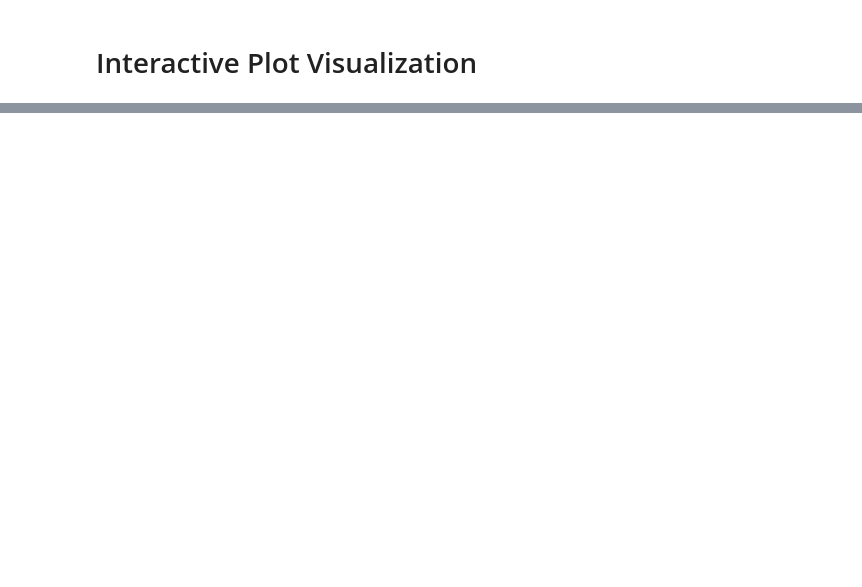
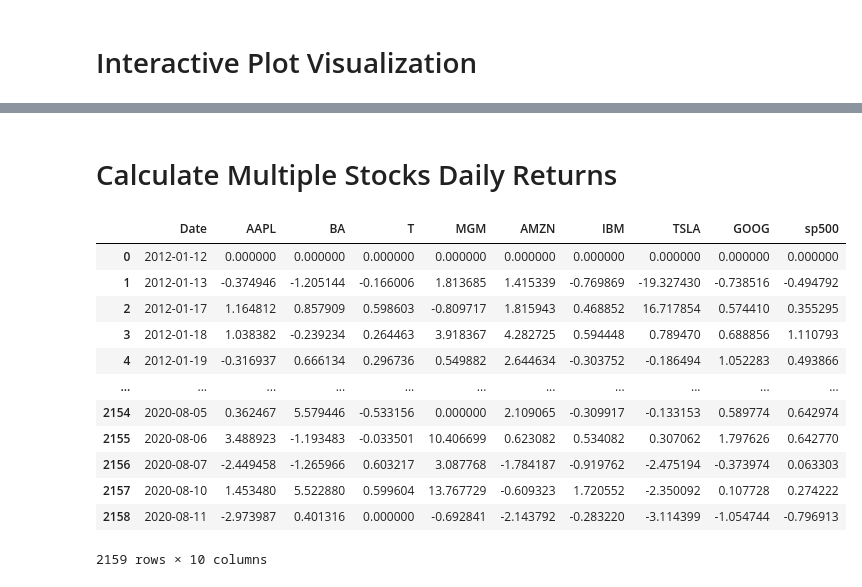
Before and after one commit to Minjire/Financial_Analysis, a Jupyter notebook: Financial_Analysis.ipynb, the cells around one changed output, grey strips where cells are left out. Cells and saved outputs as stored; diff of their text form; code cells hidden in the pictures; blank space fills up the shorter version.

```diff
--- a/Financial_Analysis.ipynb
+++ b/Financial_Analysis.ipynb
@@ -212,0 +237,2 @@ interactive_plot(normalize(stocks_df), 'Normalized Prices')
+# %% [markdown]
+# Calculate Multiple Stocks Daily Returns
@@ -212,0 +250,17 @@ interactive_plot(normalize(stocks_df), 'Normalized Prices')
+# %%
+stocks_daily_return = daily_return(stocks_df)
+stocks_daily_return
+# %% [output]
+|  | Date | AAPL | BA | T | MGM | AMZN | IBM | TSLA | GOOG | sp500 |
+| 0 | 2012-01-12 | 0.000000 | 0.000000 | 0.000000 | 0.000000 | 0.000000 | 0.000000 | 0.000000 | 0.000000 | 0.000000 |
+| 1 | 2012-01-13 | -0.374946 | -1.205144 | -0.166006 | 1.813685 | 1.415339 | -0.769869 | -19.327430 | -0.738516 | -0.494792 |
+| 2 | 2012-01-17 | 1.164812 | 0.857909 | 0.598603 | -0.809717 | 1.815943 | 0.468852 | 16.717854 | 0.574410 | 0.355295 |
+| 3 | 2012-01-18 | 1.038382 | -0.239234 | 0.264463 | 3.918367 | 4.282725 | 0.594448 | 0.789470 | 0.688856 | 1.110793 |
+| 4 | 2012-01-19 | -0.316937 | 0.666134 | 0.296736 | 0.549882 | 2.644634 | -0.303752 | -0.186494 | 1.052283 | 0.493866 |
+| ... | ... | ... | ... | ... | ... | ... | ... | ... | ... | ... |
+| 2154 | 2020-08-05 | 0.362467 | 5.579446 | -0.533156 | 0.000000 | 2.109065 | -0.309917 | -0.133153 | 0.589774 | 0.642974 |
+| 2155 | 2020-08-06 | 3.488923 | -1.193483 | -0.033501 | 10.406699 | 0.623082 | 0.534082 | 0.307062 | 1.797626 | 0.642770 |
+| 2156 | 2020-08-07 | -2.449458 | -1.265966 | 0.603217 | 3.087768 | -1.784187 | -0.919762 | -2.475194 | -0.373974 | 0.063303 |
+| 2157 | 2020-08-10 | 1.453480 | 5.522880 | 0.599604 | 13.767729 | -0.609323 | 1.720552 | -2.350092 | 0.107728 | 0.274222 |
+| 2158 | 2020-08-11 | -2.973987 | 0.401316 | 0.000000 | -0.692841 | -2.143792 | -0.283220 | -3.114399 | -1.054744 | -0.796913 |
+2159 rows × 10 columns
```
Also changed, not shown: parts of 14 cells of this notebook.
